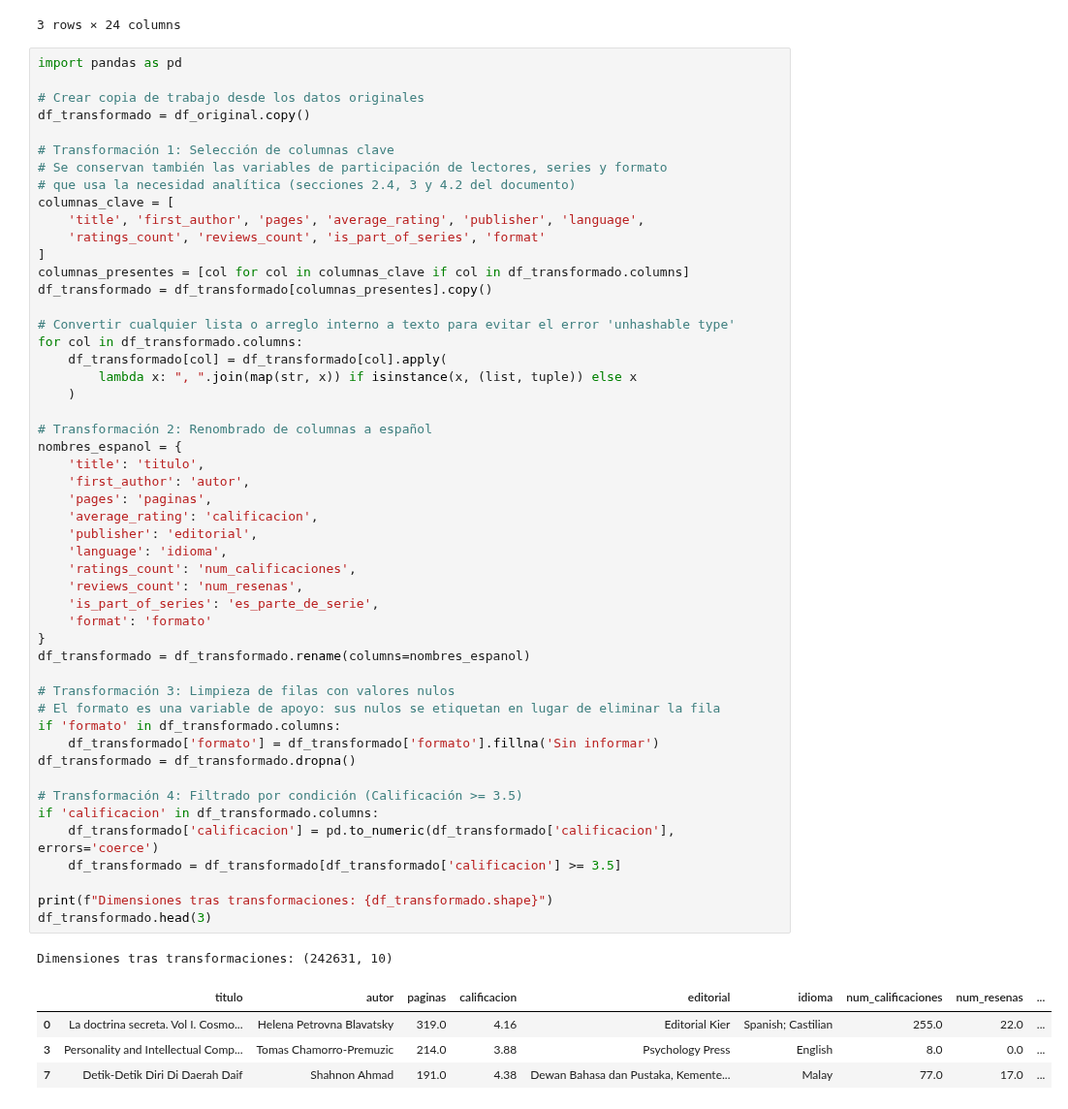
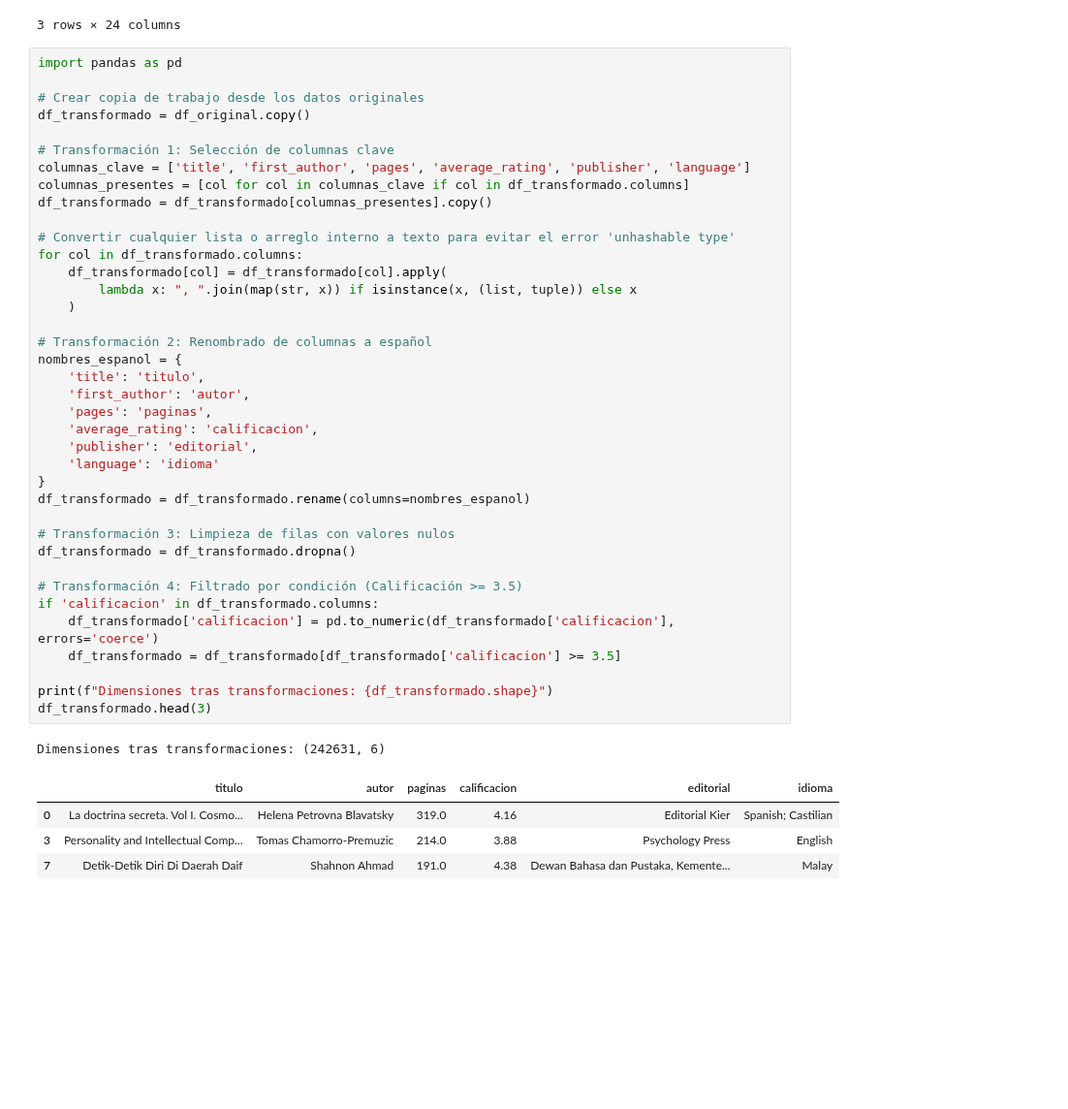
Before and after one commit to nolbertoCarmenGomez1995/RepoMachine_ProInteg3, a Jupyter notebook: actividad1.ipynb, the cells around one changed output. Shown at 97% size. Drawn from its saved outputs; the diff is of its cells as text; blank space fills up the shorter version.

Commit message:
Revert "fix(actividad1): conservar ratings_count, reviews_count, series y formato en df_transformado"
This reverts commit 2392212bf487f73b405b186c76a73fd8377a4748.

```diff
--- a/actividad1.ipynb
+++ b/actividad1.ipynb
@@ -53,55 +53,43 @@ import pandas as pd
 df_transformado = df_original.copy()
 
 # Transformación 1: Selección de columnas clave
-# Se conservan también las variables de participación de lectores, series y formato
-# que usa la necesidad analítica (secciones 2.4, 3 y 4.2 del documento)
-columnas_clave = [
-    'title', 'first_author', 'pages', 'average_rating', 'publisher', 'language',
-    'ratings_count', 'reviews_count', 'is_part_of_series', 'format'
-]
+columnas_clave = ['title', 'first_author', 'pages', 'average_rating', 'publisher', 'language']
 columnas_presentes = [col for col in columnas_clave if col in df_transformado.columns]
 df_transformado = df_transformado[columnas_presentes].copy()
 
 # Convertir cualquier lista o arreglo interno a texto para evitar el error 'unhashable type'
 for col in df_transformado.columns:
     df_transformado[col] = df_transformado[col].apply(
         lambda x: ", ".join(map(str, x)) if isinstance(x, (list, tuple)) else x
     )
 
 # Transformación 2: Renombrado de columnas a español
 nombres_espanol = {
     'title': 'titulo',
     'first_author': 'autor',
     'pages': 'paginas',
     'average_rating': 'calificacion',
     'publisher': 'editorial',
-    'language': 'idioma',
-    'ratings_count': 'num_calificaciones',
-    'reviews_count': 'num_resenas',
-    'is_part_of_series': 'es_parte_de_serie',
-    'format': 'formato'
+    'language': 'idioma'
 }
 df_transformado = df_transformado.rename(columns=nombres_espanol)
 
 # Transformación 3: Limpieza de filas con valores nulos
-# El formato es una variable de apoyo: sus nulos se etiquetan en lugar de eliminar la fila
-if 'formato' in df_transformado.columns:
-    df_transformado['formato'] = df_transformado['formato'].fillna('Sin informar')
 df_transformado = df_transformado.dropna()
 
 # Transformación 4: Filtrado por condición (Calificación >= 3.5)
 if 'calificacion' in df_transformado.columns:
     df_transformado['calificacion'] = pd.to_numeric(df_transformado['calificacion'], errors='coerce')
     df_transformado = df_transformado[df_transformado['calificacion'] >= 3.5]
 
 print(f"Dimensiones tras transformaciones: {df_transformado.shape}")
 df_transformado.head(3)
 # %% [output]
-Dimensiones tras transformaciones: (242631, 10)
+Dimensiones tras transformaciones: (242631, 6)
-|  | titulo | autor | paginas | calificacion | editorial | idioma | num_calificaciones | num_resenas | ... |
-| 0 | La doctrina secreta. Vol I. Cosmo... | Helena Petrovna Blavatsky | 319.0 | 4.16 | Editorial Kier | Spanish; Castilian | 255.0 | 22.0 | ... |
-| 3 | Personality and Intellectual Comp... | Tomas Chamorro-Premuzic | 214.0 | 3.88 | Psychology Press | English | 8.0 | 0.0 | ... |
-| 7 | Detik-Detik Diri Di Daerah Daif | Shahnon Ahmad | 191.0 | 4.38 | Dewan Bahasa dan Pustaka, Kemente... | Malay | 77.0 | 17.0 | ... |
+|  | titulo | autor | paginas | calificacion | editorial | idioma |
+| 0 | La doctrina secreta. Vol I. Cosmo... | Helena Petrovna Blavatsky | 319.0 | 4.16 | Editorial Kier | Spanish; Castilian |
+| 3 | Personality and Intellectual Comp... | Tomas Chamorro-Premuzic | 214.0 | 3.88 | Psychology Press | English |
+| 7 | Detik-Detik Diri Di Daerah Daif | Shahnon Ahmad | 191.0 | 4.38 | Dewan Bahasa dan Pustaka, Kemente... | Malay |
 # %%
 # Instanciar la clase de reportes
 reportes = Reportes()
```
Also changed, not shown: parts of 2 cells of this notebook, 1 other file.
